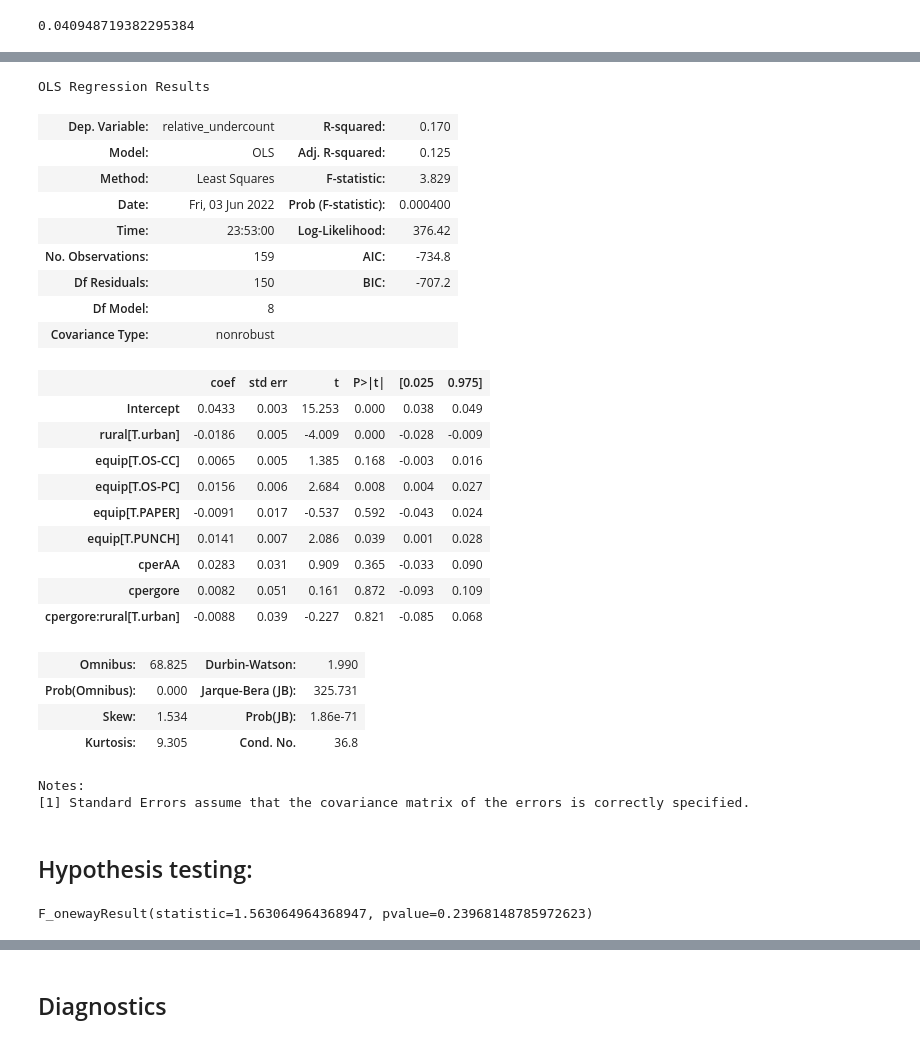
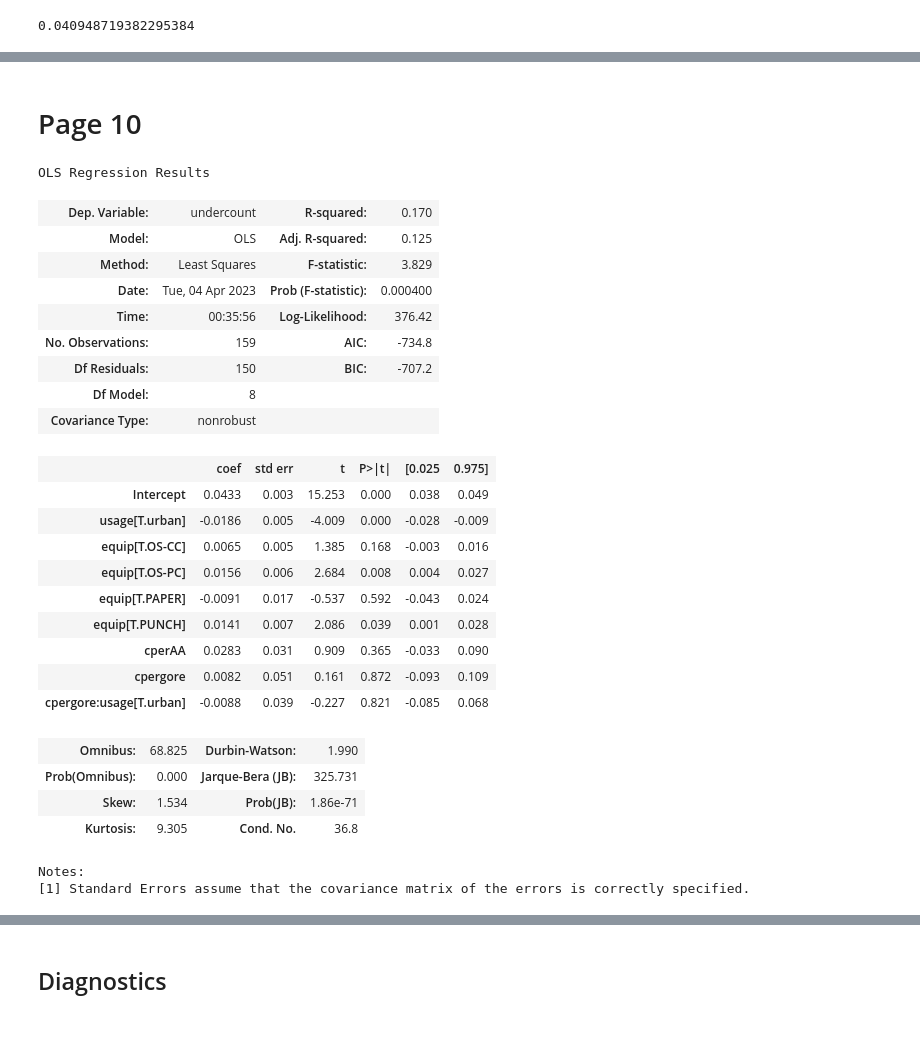
Before and after one commit to percivalphakath/Extending-the-Linear-Model-with-Python, a Jupyter notebook: Chapter1-Introduction.ipynb, the cells around one changed output, grey strips where cells are left out. Saved outputs shown, nothing was run; the diff lists cells and outputs as text; code cells hidden in the pictures.

```diff
--- a/Chapter1-Introduction.ipynb
+++ b/Chapter1-Introduction.ipynb
@@ -275,31 +257,0 @@ lmodi = smf.ols(data = df_gavote, formula = 'relative_undercount~cperAA+cpergore
-# %%
-lmodi.summary()
-# %% [output]
-OLS Regression Results
-| Dep. Variable: | relative_undercount | R-squared: | 0.170 |
-| Model: | OLS | Adj. R-squared: | 0.125 |
-| Method: | Least Squares | F-statistic: | 3.829 |
-| Date: | Fri, 03 Jun 2022 | Prob (F-statistic): | 0.000400 |
-| Time: | 23:53:00 | Log-Likelihood: | 376.42 |
-| No. Observations: | 159 | AIC: | -734.8 |
-| Df Residuals: | 150 | BIC: | -707.2 |
-| Df Model: | 8 |  |  |
-| Covariance Type: | nonrobust |  |  |
-|  | coef | std err | t | P>|t| | [0.025 | 0.975] |
-| Intercept | 0.0433 | 0.003 | 15.253 | 0.000 | 0.038 | 0.049 |
-| rural[T.urban] | -0.0186 | 0.005 | -4.009 | 0.000 | -0.028 | -0.009 |
-| equip[T.OS-CC] | 0.0065 | 0.005 | 1.385 | 0.168 | -0.003 | 0.016 |
-| equip[T.OS-PC] | 0.0156 | 0.006 | 2.684 | 0.008 | 0.004 | 0.027 |
-| equip[T.PAPER] | -0.0091 | 0.017 | -0.537 | 0.592 | -0.043 | 0.024 |
-| equip[T.PUNCH] | 0.0141 | 0.007 | 2.086 | 0.039 | 0.001 | 0.028 |
-| cperAA | 0.0283 | 0.031 | 0.909 | 0.365 | -0.033 | 0.090 |
-| cpergore | 0.0082 | 0.051 | 0.161 | 0.872 | -0.093 | 0.109 |
-| cpergore:rural[T.urban] | -0.0088 | 0.039 | -0.227 | 0.821 | -0.085 | 0.068 |
-| Omnibus: | 68.825 | Durbin-Watson: | 1.990 |
-| Prob(Omnibus): | 0.000 | Jarque-Bera (JB): | 325.731 |
-| Skew: | 1.534 | Prob(JB): | 1.86e-71 |
-| Kurtosis: | 9.305 | Cond. No. | 36.8 |
-Notes:
-[1] Standard Errors assume that the covariance matrix of the errors is correctly specified.
-# %% [markdown]
-<h2> Hypothesis testing: </h2>
@@ -308,4 +258,35 @@ from scipy.stats import f_oneway
-# %%
-f_oneway(lmod.params, lmodi.params)
-# %% [output]
-F_onewayResult(statistic=1.563064964368947, pvalue=0.23968148785972623)
+# %% [markdown]
+<h1> Page 10</h1>
+# %%
+gavote['cpergore'] = gavote['pergore']-np.mean(gavote['pergore'])
+gavote['cperAA'] = gavote['perAA'] - np.mean(gavote['perAA'])
+lmodi = smf.ols(data = gavote,
+                formula='undercount~cperAA+cpergore*usage+equip').fit()
+lmodi.summary()
+# %% [output]
+OLS Regression Results
+| Dep. Variable: | undercount | R-squared: | 0.170 |
+| Model: | OLS | Adj. R-squared: | 0.125 |
+| Method: | Least Squares | F-statistic: | 3.829 |
+| Date: | Tue, 04 Apr 2023 | Prob (F-statistic): | 0.000400 |
+| Time: | 00:35:56 | Log-Likelihood: | 376.42 |
+| No. Observations: | 159 | AIC: | -734.8 |
+| Df Residuals: | 150 | BIC: | -707.2 |
+| Df Model: | 8 |  |  |
+| Covariance Type: | nonrobust |  |  |
+|  | coef | std err | t | P>|t| | [0.025 | 0.975] |
+| Intercept | 0.0433 | 0.003 | 15.253 | 0.000 | 0.038 | 0.049 |
+| usage[T.urban] | -0.0186 | 0.005 | -4.009 | 0.000 | -0.028 | -0.009 |
+| equip[T.OS-CC] | 0.0065 | 0.005 | 1.385 | 0.168 | -0.003 | 0.016 |
+| equip[T.OS-PC] | 0.0156 | 0.006 | 2.684 | 0.008 | 0.004 | 0.027 |
+| equip[T.PAPER] | -0.0091 | 0.017 | -0.537 | 0.592 | -0.043 | 0.024 |
+| equip[T.PUNCH] | 0.0141 | 0.007 | 2.086 | 0.039 | 0.001 | 0.028 |
+| cperAA | 0.0283 | 0.031 | 0.909 | 0.365 | -0.033 | 0.090 |
+| cpergore | 0.0082 | 0.051 | 0.161 | 0.872 | -0.093 | 0.109 |
+| cpergore:usage[T.urban] | -0.0088 | 0.039 | -0.227 | 0.821 | -0.085 | 0.068 |
+| Omnibus: | 68.825 | Durbin-Watson: | 1.990 |
+| Prob(Omnibus): | 0.000 | Jarque-Bera (JB): | 325.731 |
+| Skew: | 1.534 | Prob(JB): | 1.86e-71 |
+| Kurtosis: | 9.305 | Cond. No. | 36.8 |
+Notes:
+[1] Standard Errors assume that the covariance matrix of the errors is correctly specified.
```
Also changed, not shown: parts of 16 cells of this notebook.
